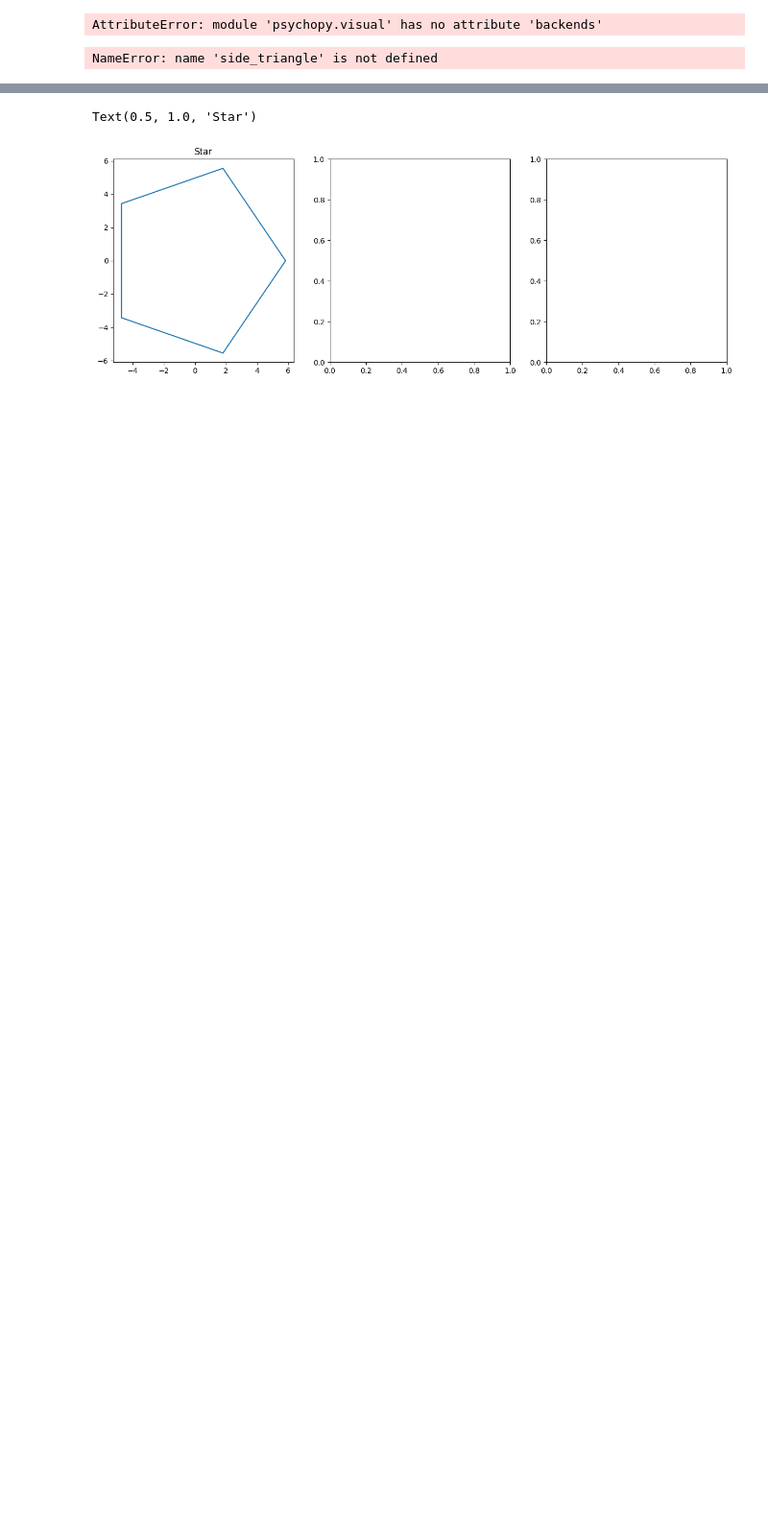
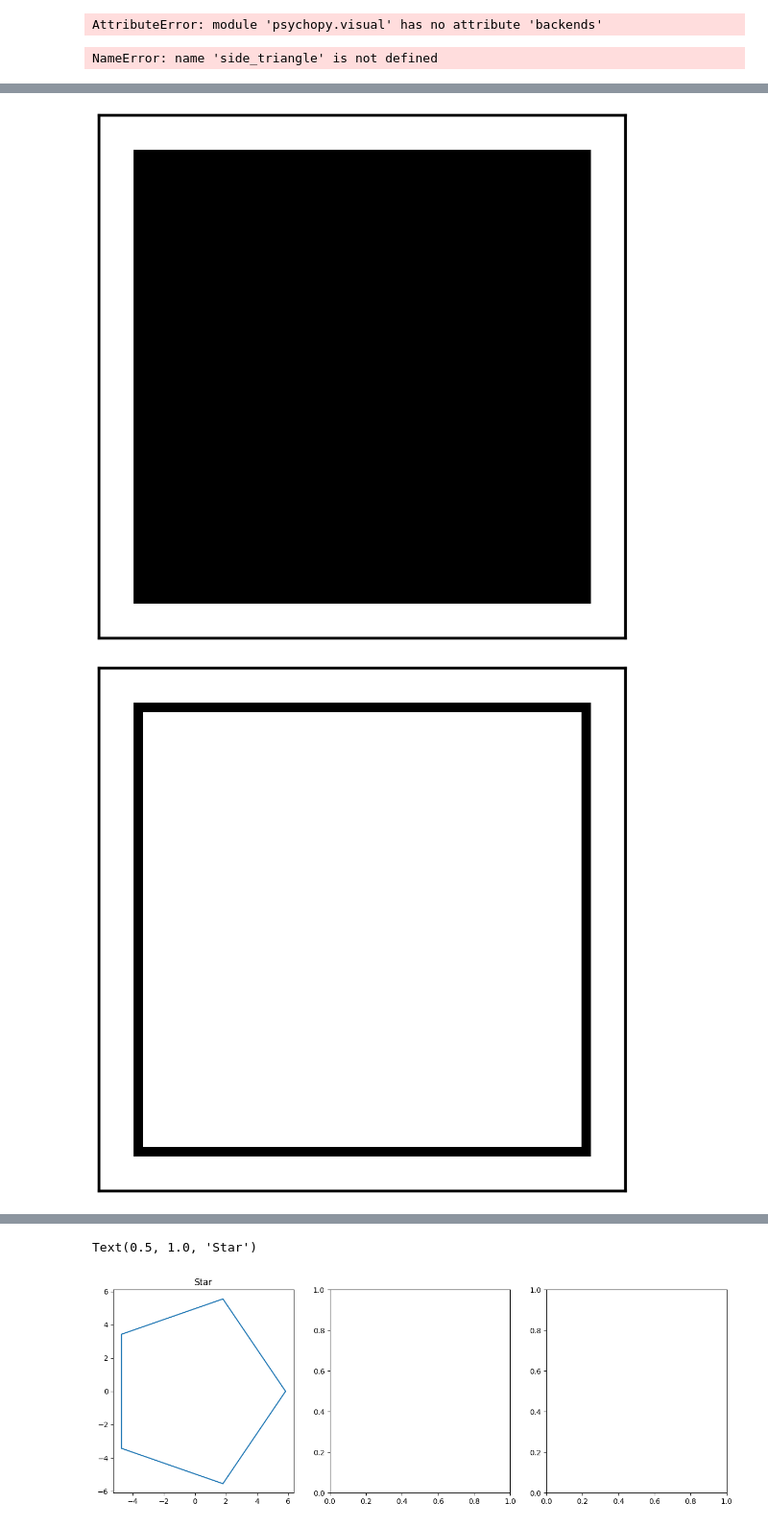
Before and after one commit to ChrisMenne/Stimulpy, a Jupyter notebook: create_stimuli.ipynb, the cells around one changed output, grey strips where cells are left out. Shown at 96% size. Cells and saved outputs as stored; diff of their text form; code cells hidden in the pictures; blank space fills up the shorter version.

```diff
--- a/create_stimuli.ipynb
+++ b/create_stimuli.ipynb
@@ -71,0 +252,8 @@ plt.show()
+# %%
+square_stim(color="black",edge='black')
+square_stim(color='white',edge='black')
+square_stim(color="blue",edge='black')
+square_stim(color="yellow",edge='black')
+# %% [output]
+[figure, added]
+[figure, added]
```
Also changed, not shown: parts of 18 cells of this notebook.
